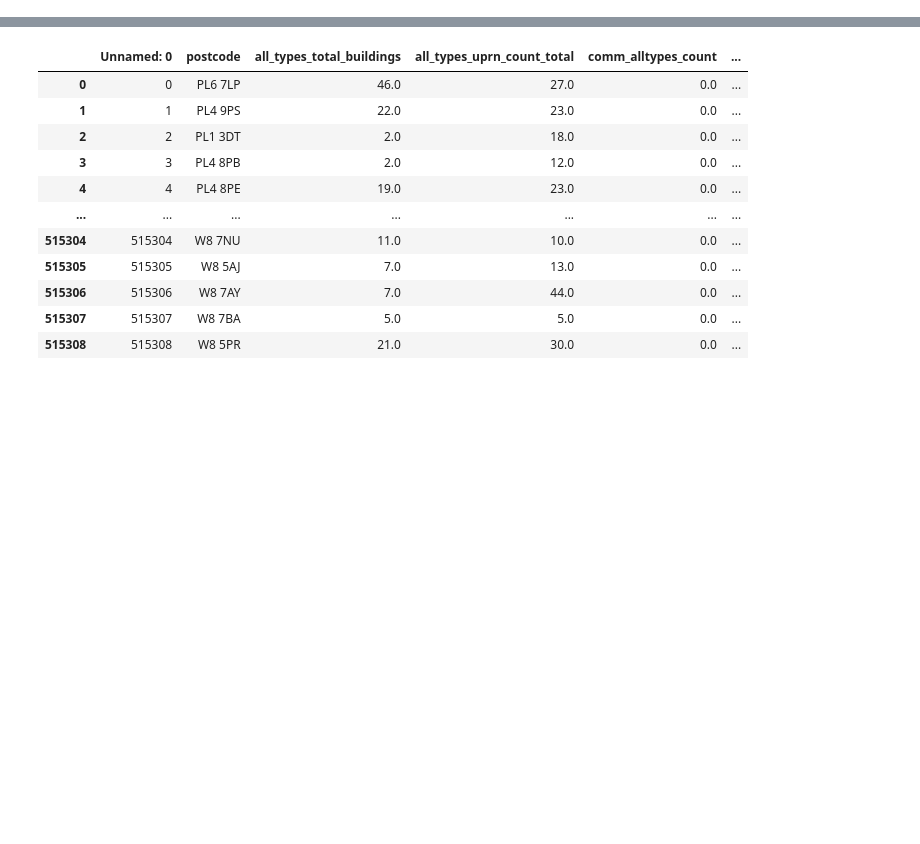
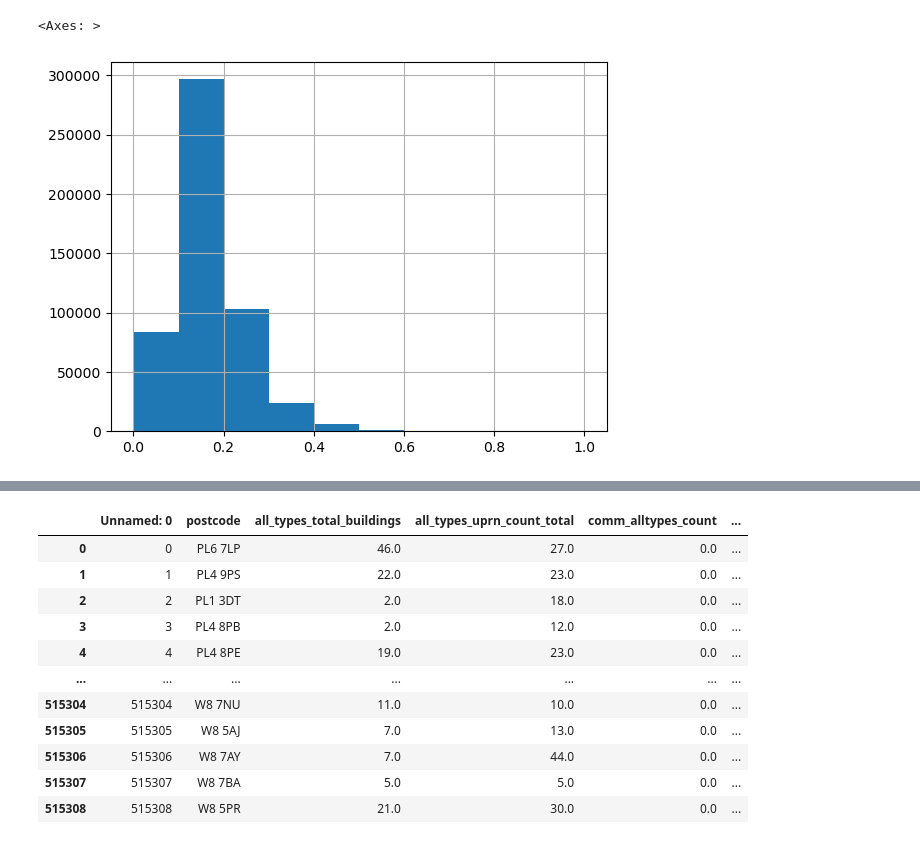
Before and after one commit to graceebc9/Energy_mapping, a Jupyter notebook: ml_scripts/generate_ml_data.ipynb, the cells around one changed output, grey strips where cells are left out. Drawn from its saved outputs; the diff is of its cells as text; code cells hidden in the pictures; blank space fills up the shorter version.

```diff
--- a/ml_scripts/generate_ml_data.ipynb
+++ b/ml_scripts/generate_ml_data.ipynb
@@ -2,0 +221,7 @@ import pandas as pd
+# %%
+# ml = pd.read_csv('/Volumes/T9/Data_downloads/new-data-outputs/ml_input/V2_ml_input_data.csv')
+# ml = pd.read_csv('/Volumes/T9/Data_downloads/new-data-outputs/ml_input/V3_ml_input_data.csv')
+
+# create clean census data
+import pandas as pd
+ml= pd.read_csv('/Volumes/T9/Data_downloads/new-data-outputs/ml_input/V3.2_region_geoms.csv')
@@ -2,0 +298,13 @@ import pandas as pd
+# %%
+# // add pc ddensity to main ml 3
+
+pc_area = pd.read_csv('/Volumes/T9/Data_downloads/new-data-outputs/ml_input/postcode_shapefile_areas.csv')
+print(len(ml), len(pc_area) )
+ml = ml.merge(pc_area,  on='postcode' )
+
+ml['postcode_area'] = ml['area']
+ml['postcode_density'] = ml['clean_res_premise_area_total'] / ml['area']
+# cap desnity at 1 if higher than
+ml['postcode_density'] = np.where(ml['postcode_density']> 1, 1, ml['postcode_density'])
+
+ml.to_csv('V5_ml_input_inc_pcgeom.csv')
@@ -2,0 +385,7 @@ import pandas as pd
+# %%
+import sys
+sys.path.append('/Users/gracecolverd/New_dataset')
+from src.utils import join_pc_map_three_pc
+ml = join_pc_map_three_pc(ml ,'postcode', lk)
+
+census_data = ml.merge(census_d, left_on = 'oa21cd' , right_on = 'Output Areas Code')
@@ -2,0 +475,5 @@ import pandas as pd
+# %%
+ml.postcode_density.hist()
+# %% [output]
+<Axes: >
+[figure, added]
```
Also changed, not shown: parts of 79 cells of this notebook.
